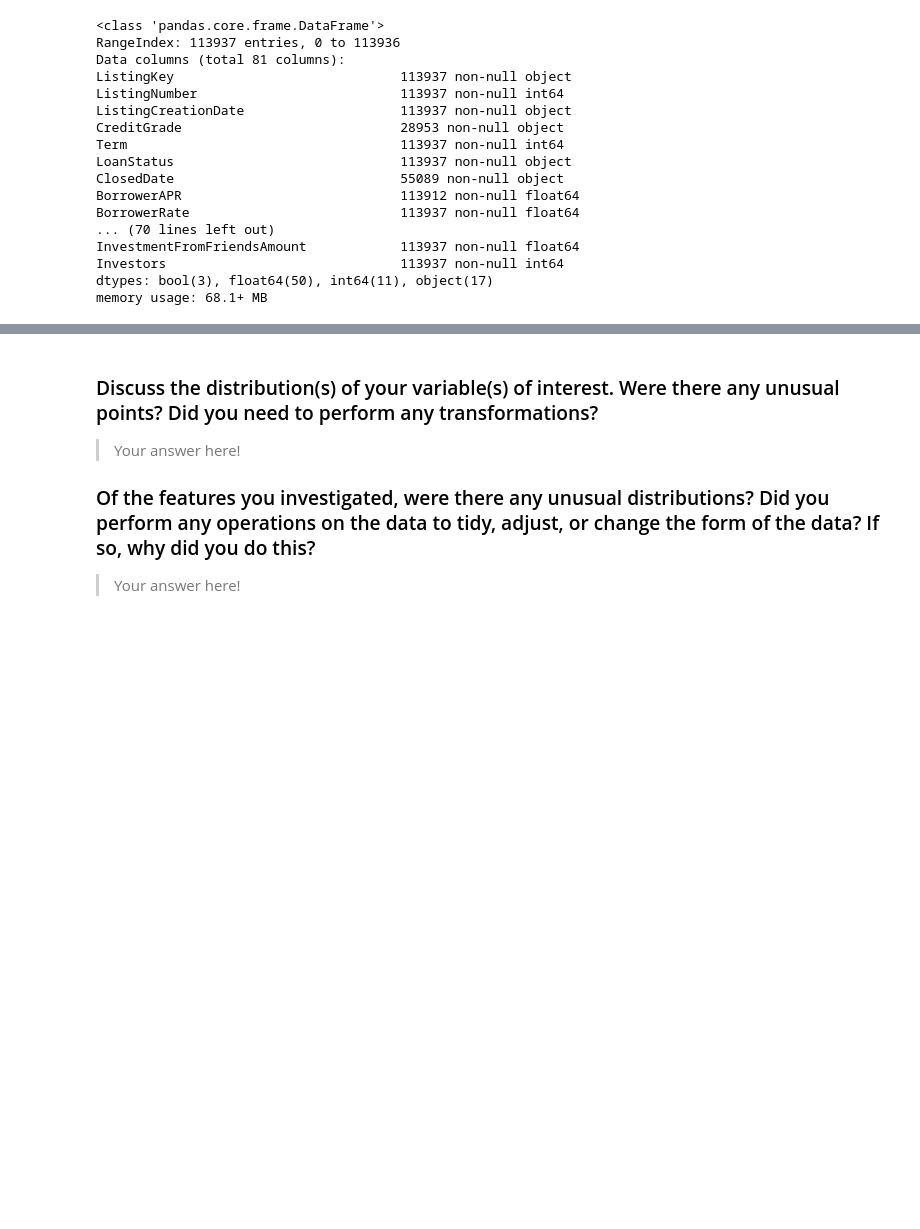
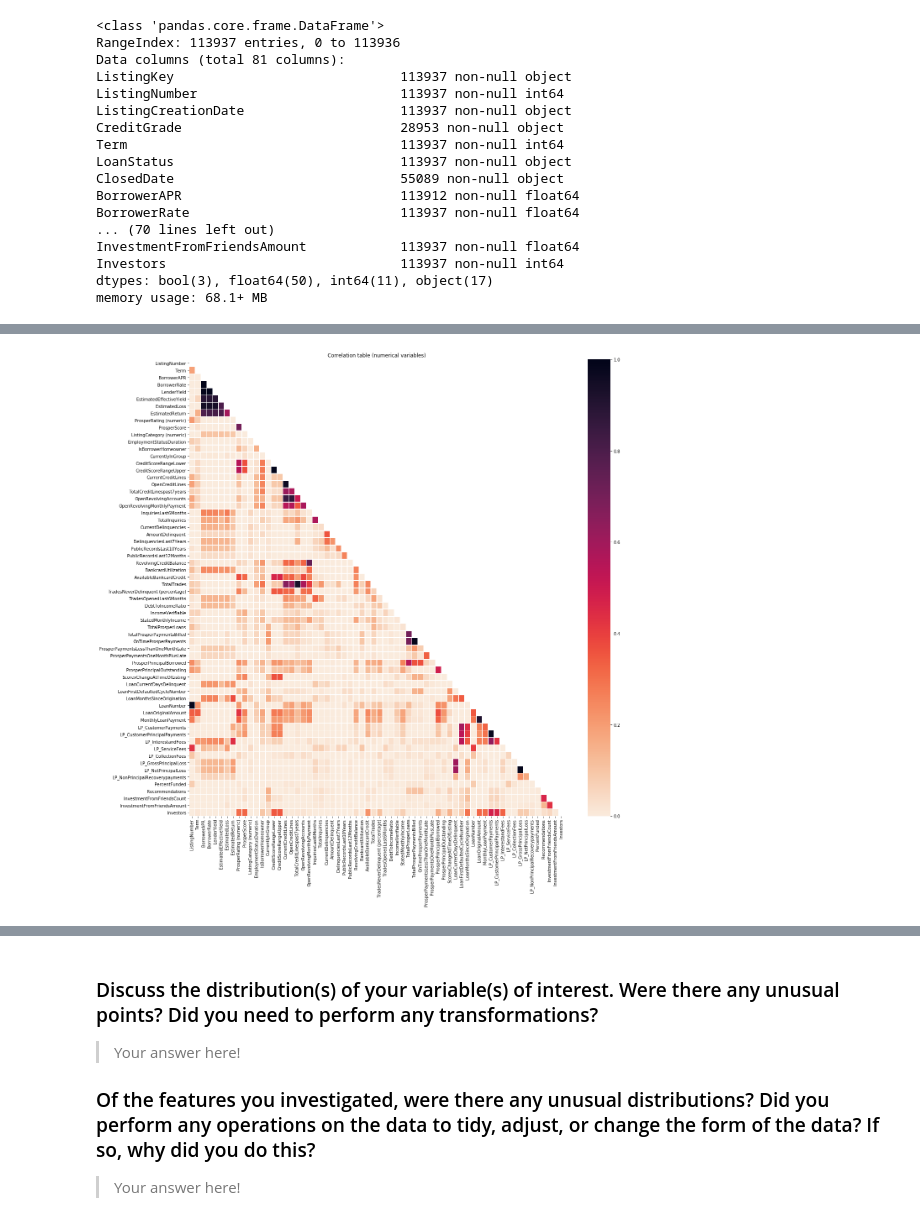
Before and after one commit to VilijaVait/data-analyst-udacity, a Jupyter notebook: projects/CommunicateData/ProsperLoanDataAnalysis.ipynb, the cells around one changed output, grey strips where cells are left out. Drawn from its saved outputs; the diff is of its cells as text; code cells hidden in the pictures; blank space fills up the shorter version.

```diff
--- a/projects/CommunicateData/ProsperLoanDataAnalysis.ipynb
+++ b/projects/CommunicateData/ProsperLoanDataAnalysis.ipynb
@@ -61,3 +90,19 @@ df.groupby(df.ListingCreationDate.dt.year)['ListingCreationDate'].count().plot(k
+# %%
+#lets check correlations of all numeric variables
+plt.figure(figsize=[20,20])
+
+#compute correlations
+corr = df.corr()
+
+# Generate a mask for the upper triangle
+mask = np.zeros_like(corr, dtype=np.bool)
+mask[np.triu_indices_from(mask)] = True
+
+# Plot heatmap
+sns.heatmap(corr, cmap = 'rocket_r', vmin = 0, mask=mask, linewidths=0.5)
+plt.title('Correlation table (numerical variables)');
+# %% [output]
+[figure, added]
 # %%
 columns = 4
 rows = 4
```
Also changed, not shown: parts of 36 cells of this notebook.
